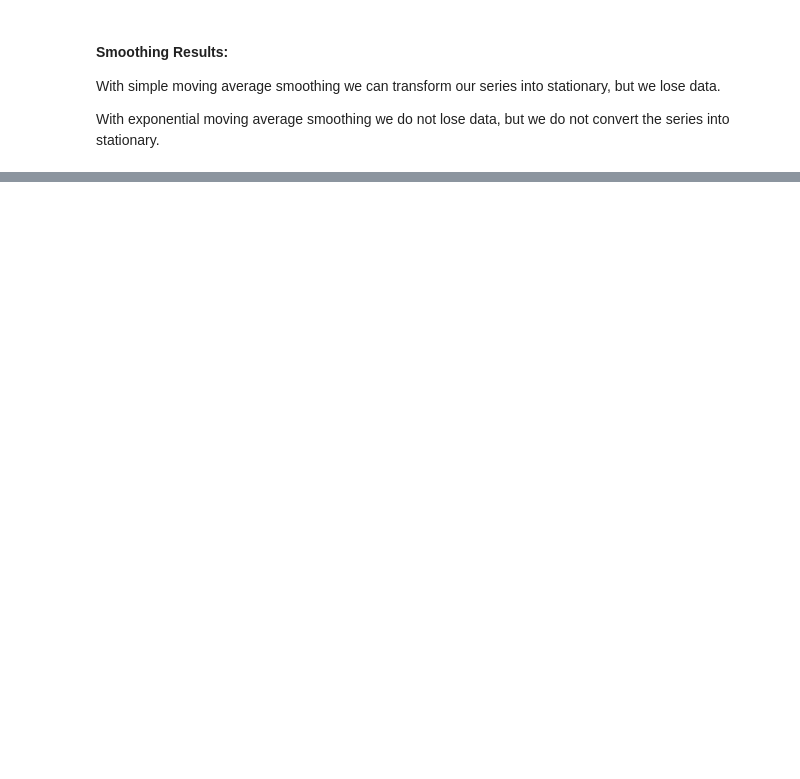
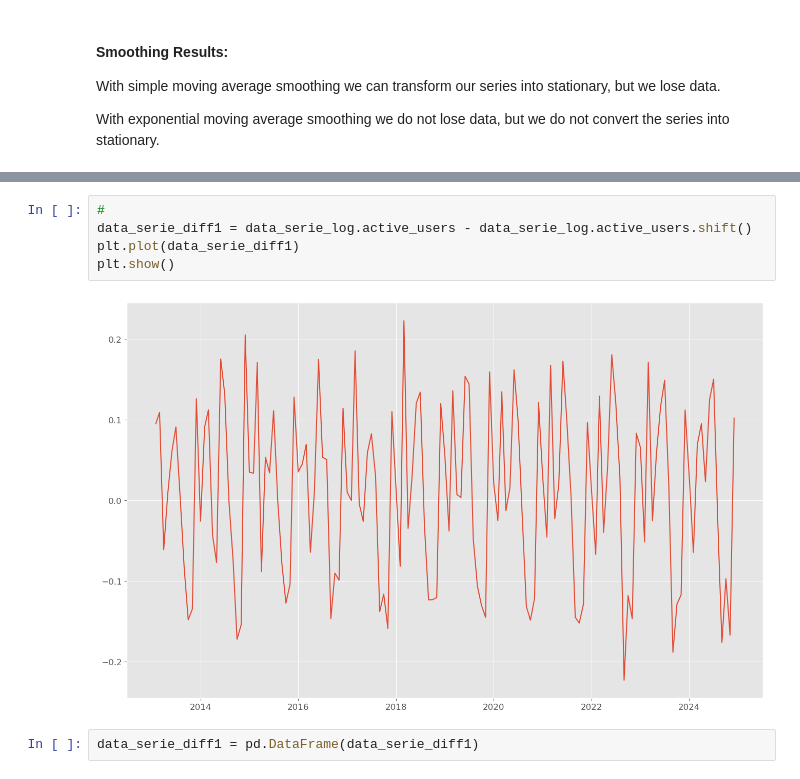
Before and after one commit to jaquelinesfernandes/Predicting_ActiveUsers_TimeSeries, a Jupyter notebook: project_activeusers.ipynb, the cells around one changed output, grey strips where cells are left out. Cells and saved outputs as stored; diff of their text form; blank space fills up the shorter version.

```diff
--- a/project_activeusers.ipynb
+++ b/project_activeusers.ipynb
@@ -703,0 +856,9 @@ With exponential moving average smoothing we do not lose data, but we do not con
+# %%
+#
+data_serie_diff1 = data_serie_log.active_users - data_serie_log.active_users.shift()
+plt.plot(data_serie_diff1)
+plt.show()
+# %% [output]
+[figure, added]
+# %%
+data_serie_diff1 = pd.DataFrame(data_serie_diff1)
```
Also changed, not shown: parts of 40 cells of this notebook.
